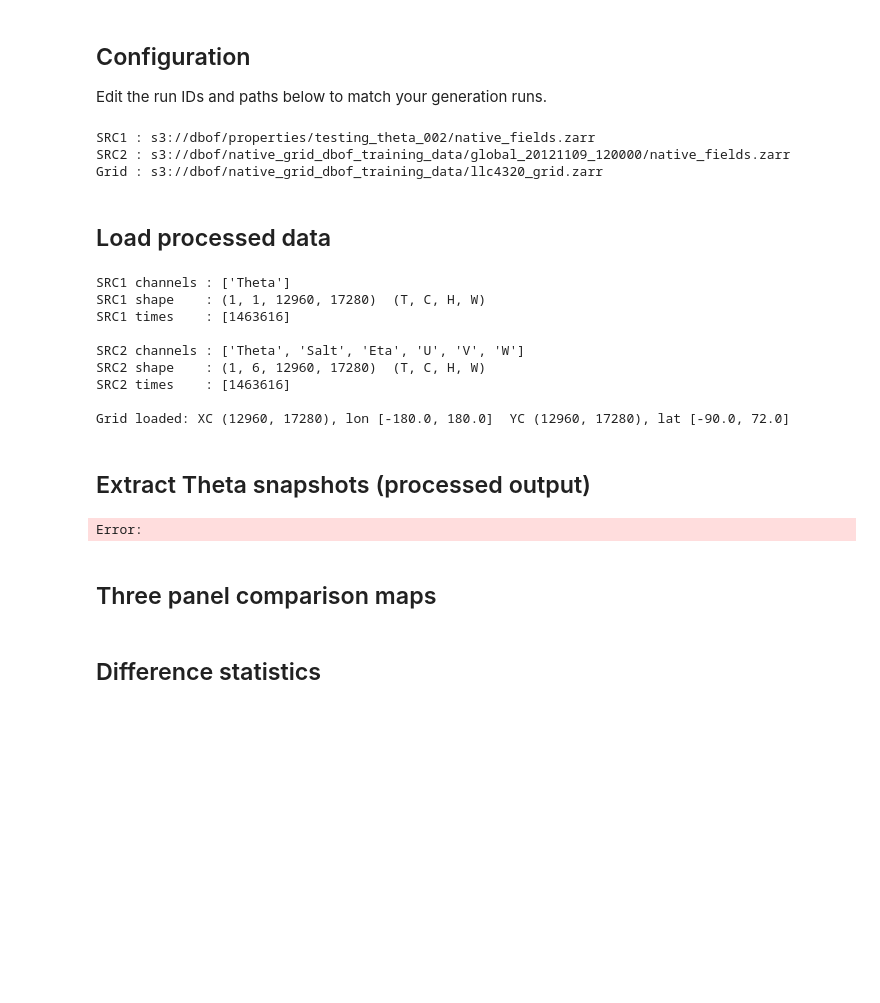
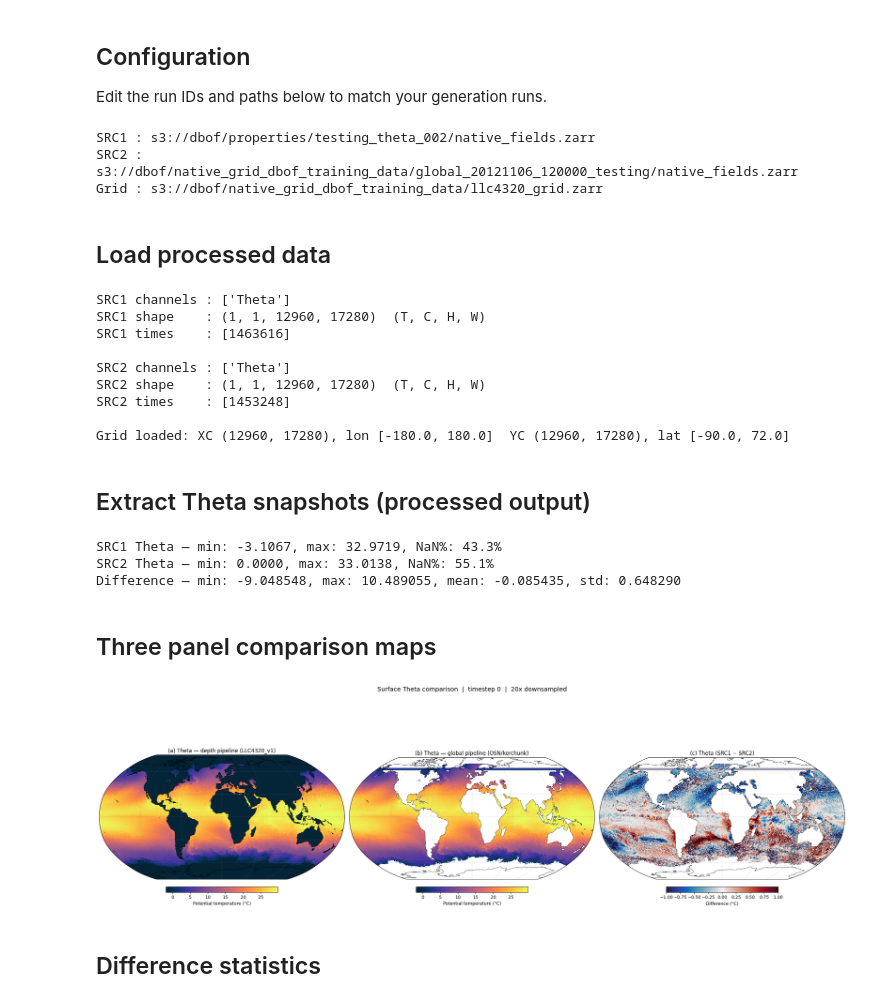
Before and after one commit to Sea-Meets-the-Stars/llc4320-native-grid-preprocessing, a Jupyter notebook: dev/compare_data_sources.ipynb, the cells around one changed output. Cells and saved outputs as stored; diff of their text form; code cells hidden in the pictures; blank space fills up the shorter version.

```diff
--- a/dev/compare_data_sources.ipynb
+++ b/dev/compare_data_sources.ipynb
@@ -44,7 +44,7 @@ SRC1_LABEL        = "depth pipeline (LLC4320_v1)"
 # --- SRC2: generate_global.py output ---
 SRC2_BUCKET       = "dbof"
 SRC2_FOLDER       = "native_grid_dbof_training_data"
-SRC2_RUN_ID       = "global_20121109_120000"  # <-- update if different
+SRC2_RUN_ID       = "global_20121106_120000_testing"  # <-- update if different
 SRC2_DATASET_NAME = "native_fields.zarr"
 SRC2_LABEL        = "global pipeline (OSN/kerchunk)"
 
@@ -70,7 +70,7 @@ print(f"SRC2 : s3://{SRC2_BUCKET}/{SRC2_FOLDER}/{SRC2_RUN_ID}/{SRC2_DATASET_NAME
 print(f"Grid : s3://{GRID_BUCKET}/{GRID_FOLDER}/{GRID_DATASET_NAME}")
 # %% [output]
 SRC1 : s3://dbof/properties/testing_theta_002/native_fields.zarr
-SRC2 : s3://dbof/native_grid_dbof_training_data/global_20121109_120000/native_fields.zarr
+SRC2 : s3://dbof/native_grid_dbof_training_data/global_20121106_120000_testing/native_fields.zarr
 Grid : s3://dbof/native_grid_dbof_training_data/llc4320_grid.zarr
 # %% [markdown]
 ## Load processed data
@@ -118,9 +118,9 @@ SRC1 channels : ['Theta']
 SRC1 shape    : (1, 1, 12960, 17280)  (T, C, H, W)
 SRC1 times    : [1463616]
 
-SRC2 channels : ['Theta', 'Salt', 'Eta', 'U', 'V', 'W']
-SRC2 shape    : (1, 6, 12960, 17280)  (T, C, H, W)
-SRC2 times    : [1463616]
+SRC2 channels : ['Theta']
+SRC2 shape    : (1, 1, 12960, 17280)  (T, C, H, W)
+SRC2 times    : [1453248]
 
 Grid loaded: XC (12960, 17280), lon [-180.0, 180.0]  YC (12960, 17280), lat [-90.0, 72.0]
 # %% [markdown]
@@ -144,7 +144,9 @@ theta1_g = theta_src1[::DS_GLOBAL, ::DS_GLOBAL]
 theta2_g = theta_src2[::DS_GLOBAL, ::DS_GLOBAL]
 diff_g   = theta_diff[::DS_GLOBAL, ::DS_GLOBAL]
 # %% [output]
-Error:
+SRC1 Theta — min: -3.1067, max: 32.9719, NaN%: 43.3%
+SRC2 Theta — min: 0.0000, max: 33.0138, NaN%: 55.1%
+Difference — min: -9.048548, max: 10.489055, mean: -0.085435, std: 0.648290
 # %% [markdown]
 ## Three panel comparison maps
 # %%
@@ -182,34 +184,36 @@ ax = axes[1]
 im2 = ax.pcolormesh(
     XC_g, YC_g, theta2_g,
     cmap=cmo.thermal, vmin=vmin_theta, vmax=vmax_theta,
     transform=ccrs.PlateCarree(), shading='nearest',
 )
 ax.add_feature(cfeature.COASTLINE, linewidth=0.5, color='k')
 ax.gridlines(linewidth=0.3, color='gray', alpha=0.5)
 ax.set_title(f'(b) Theta — {SRC2_LABEL}', fontsize=12)
 plt.colorbar(im2, ax=ax, fraction=0.03, pad=0.04, shrink=0.7,
              label='Potential temperature (°C)', orientation='horizontal')
 
 # --- (c) Difference ---
 ax = axes[2]
 im3 = ax.pcolormesh(
     XC_g, YC_g, diff_g,
     cmap=cmo.balance,
-    norm=mcolors.TwoSlopeNorm(vcenter=0, vmin=-vlim_diff, vmax=vlim_diff),
+    norm=mcolors.TwoSlopeNorm(vcenter=0, vmin=-1, vmax=1),
     transform=ccrs.PlateCarree(), shading='nearest',
 )
 ax.add_feature(cfeature.COASTLINE, linewidth=0.5, color='k')
 ax.gridlines(linewidth=0.3, color='gray', alpha=0.5)
 ax.set_title('(c) Theta (SRC1 − SRC2)', fontsize=12)
 plt.colorbar(im3, ax=ax, fraction=0.03, pad=0.04, shrink=0.7,
              label='Difference (°C)', orientation='horizontal')
 
 plt.suptitle(
     f'Surface Theta comparison  |  timestep {TIMESTEP}  |  {DS_GLOBAL}x downsampled',
     fontsize=14, y=1.02,
 )
 plt.tight_layout()
 plt.show()
+# %% [output]
+[figure, added]
 # %% [markdown]
 ## Difference statistics
 # %%
```
Also changed, not shown: 2 other files.
